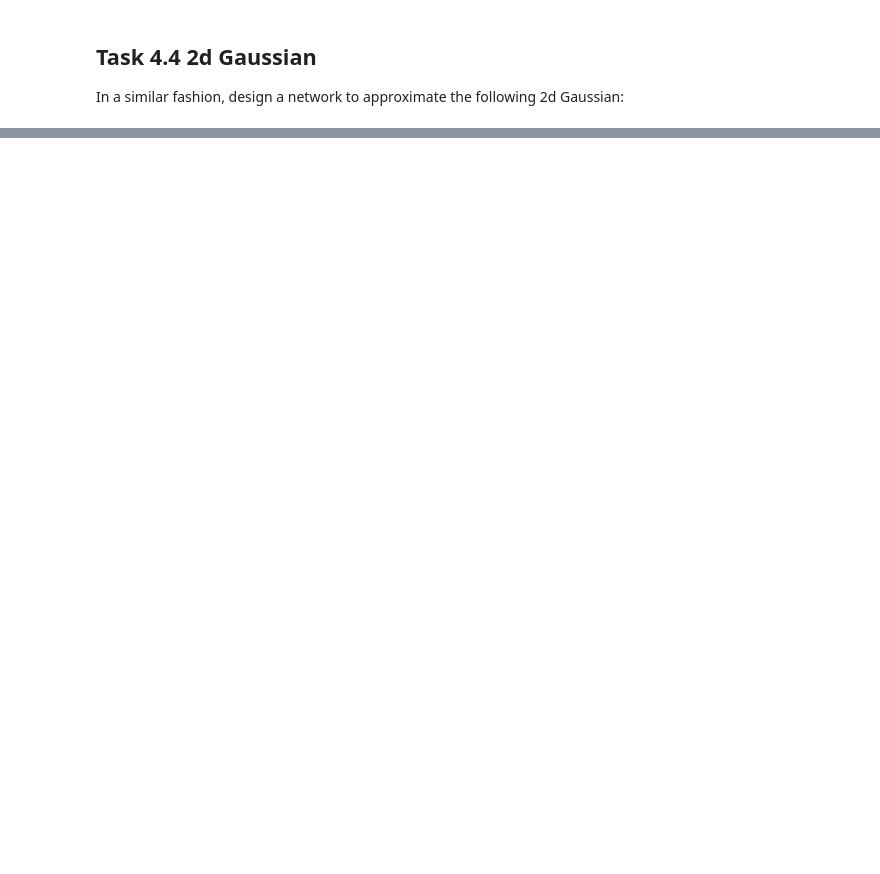
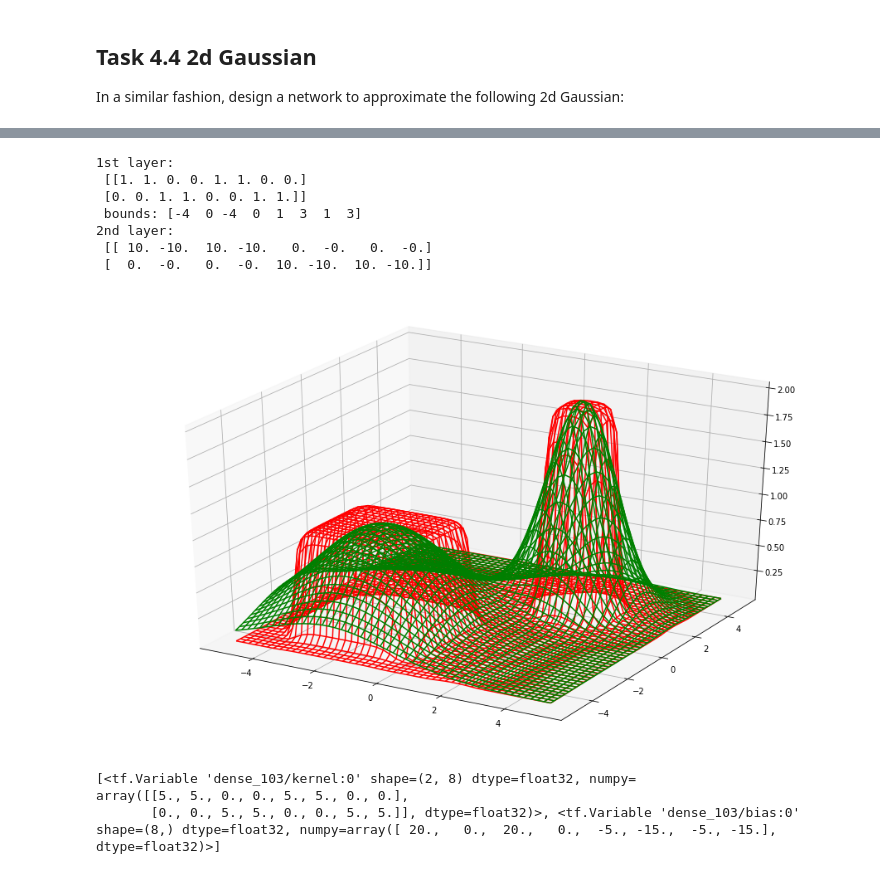
Before and after one commit to rhaschke/Neural-Networks, a Jupyter notebook: a4.ipynb, the cells around one changed output, grey strips where cells are left out. Saved outputs shown, nothing was run; the diff lists cells and outputs as text; code cells hidden in the pictures; blank space fills up the shorter version.

```diff
--- a/a4.ipynb
+++ b/a4.ipynb
@@ -65,0 +260,63 @@ ax.plot_wireframe(XY[:,:,0], XY[:,:,1], Z);
+# %%
+from mpl_toolkits.mplot3d import Axes3D  # enable 3d plotting
+
+x = np.linspace(-5, 5, 50)
+y = np.linspace(-5, 5, 50)
+XY = np.stack(np.meshgrid(x, y), axis=-1)  # create grid of (x,y) pairs
+
+# Again, we define the neural network with Keras/TensorFlow layers
+# - 1st layer defines four linear boundaries to limit a single blob spatially (two bounds for both x and y axis)
+# - 2nd layer substracts bounds along x/y axes to yield a tower function
+# - 3rd layer linearly superimposes towers
+model2d = tf.keras.models.Sequential([
+    tf.keras.Input(shape=(2,)),  # input is two-dimensional now
+    tf.keras.layers.Dense(2*4, activation='sigmoid'),  # 4 hidden units / boundaries per bump
+    tf.keras.layers.Dense(2, activation='sigmoid'),  # 2 hidden units representing a bump via AND-combination of 4 hidden units
+    tf.keras.layers.Dense(1)  # 1 output unit combining the bump areas with a scaling to achieve the correct height
+  ])
+
+# Let's compose the weights for the first layer. Weights are unit vectors (1,0) and (0,1) for boundaries along the x/y direction
+weights = np.repeat(np.eye(2), 2, axis=1)
+weights = np.hstack([weights, weights])  # duplicate basic weights twice (once for each bump)
+print("1st layer:\n", weights)
+# biases = -bounds define the interval boundaries: center -/+ width
+widths = np.array([-1, 1])
+bounds = np.hstack([-2 + 2*widths, -2 + 2*widths,  # x, y bounds for 1st (wide) bump at (-2,-2)
+                     2 + widths,  2 + widths]) # x, y bounds for 2nd (narrow) bump at (2,2)
+print(" bounds:", bounds)
+model2d.layers[0].set_weights([weights*5, -bounds*5])
+
+# In the 2nd layer we combine the output of 4 neurons for each bump
+weights = 10*np.repeat(np.eye(2), 4, axis=1)
+weights[:,1::2] *= -1  # every second weight should be negative to yield substraction of steps
+print("2nd layer:\n", weights)
+biases = np.array([-15, -15])
+model2d.layers[1].set_weights([weights.T, biases])
+
+# In the output layer we just linearly superimpose both blobs with a scaling factor
+model2d.layers[2].set_weights([np.array([1, 2]).reshape(2, 1), np.zeros(1)])
+
+fig = plt.figure(figsize=(16, 10))
+ax = fig.add_subplot(projection='3d')
+Z = Gaussian(XY, mu=np.array([-2,-2]), sigma=2) + 2*Gaussian(XY, mu=np.array([2,2]))
+ax.plot_wireframe(XY[:,:,0], XY[:,:,1], Z, color='green');
+
+Z = tf.reshape(model2d(XY), XY.shape[:2])  # compute output and reshape (N,N,1) result into (N,N)
+ax.plot_wireframe(XY[:,:,0], XY[:,:,1], Z, color='red');
+# %% [output]
+1st layer:
+ [[1. 1. 0. 0. 1. 1. 0. 0.]
+ [0. 0. 1. 1. 0. 0. 1. 1.]]
+ bounds: [-4  0 -4  0  1  3  1  3]
+2nd layer:
+ [[ 10. -10.  10. -10.   0.  -0.   0.  -0.]
+ [  0.  -0.   0.  -0.  10. -10.  10. -10.]]
+[figure, added]
+# %%
+# We can debug our Keras model
+# by inspecting the weights of individual layers:
+print(model2d.layers[0].weights)
+# %% [output]
+[<tf.Variable 'dense_103/kernel:0' shape=(2, 8) dtype=float32, numpy=
+array([[5., 5., 0., 0., 5., 5., 0., 0.],
+       [0., 0., 5., 5., 0., 0., 5., 5.]], dtype=float32)>, <tf.Variable 'dense_103/bias:0' shape=(8,) dtype=float32, numpy=array([ 20.,   0.,  20.,   0.,  -5., -15.,  -5., -15.], dtype=float32)>]
```
Also changed, not shown: parts of 11 cells of this notebook.
